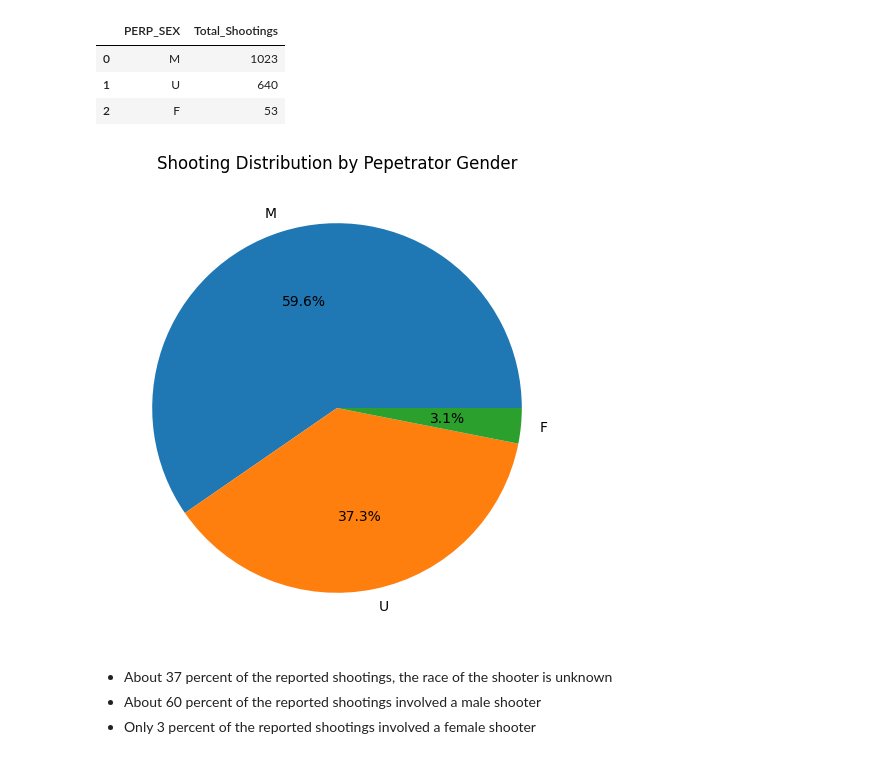
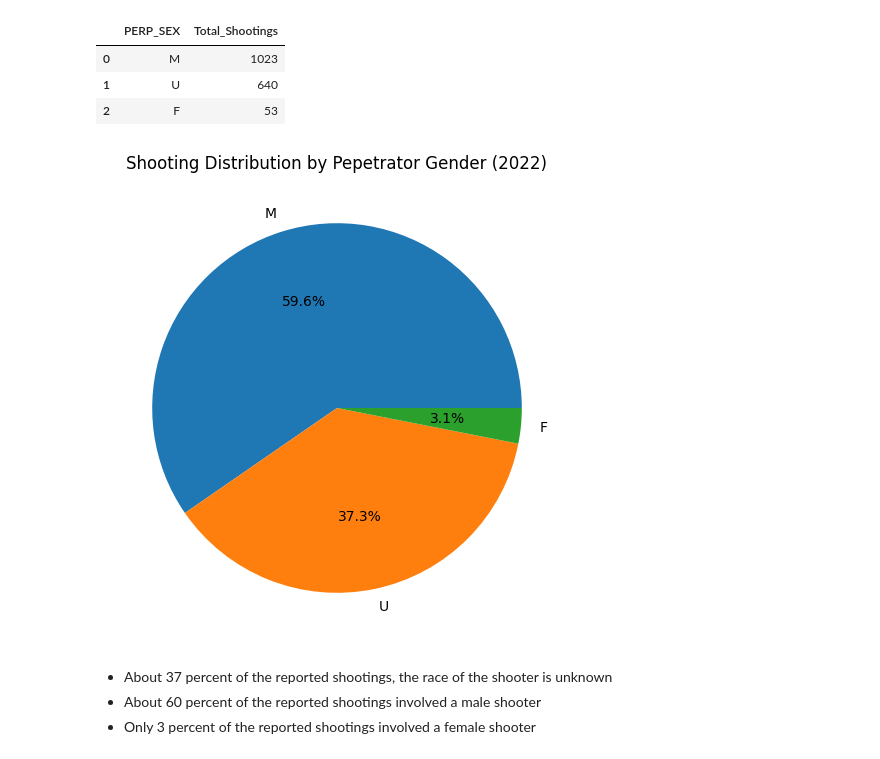
Before and after one commit to andyLiSyr/nycShootingsAnalysis, a Jupyter notebook: Analysis/NYC_Shootings_Analysis.ipynb, the cells around one changed output. Saved outputs shown, nothing was run; the diff lists cells and outputs as text; code cells hidden in the pictures.

```diff
--- a/Analysis/NYC_Shootings_Analysis.ipynb
+++ b/Analysis/NYC_Shootings_Analysis.ipynb
@@ -663,11 +664,11 @@ result
 # %%
 #plotting result for query that gets number of perpetrators grouped by gender
 plt.figure(figsize=(6,6))
 plt.pie(result['Total_Shootings'],labels=result['PERP_SEX'],autopct='%1.1f%%')
-plt.title('Shooting Distribution by Pepetrator Gender')
+plt.title('Shooting Distribution by Pepetrator Gender (2022)')
 plt.show()
 # %% [output]
-[figure, old version]
+[figure, new version]
 # %% [markdown]
 - About 37 percent of the reported shootings, the race of the shooter is unknown
 - About 60 percent of the reported shootings involved a male shooter
```
Also changed, not shown: parts of 10 cells of this notebook, 12 other files.
